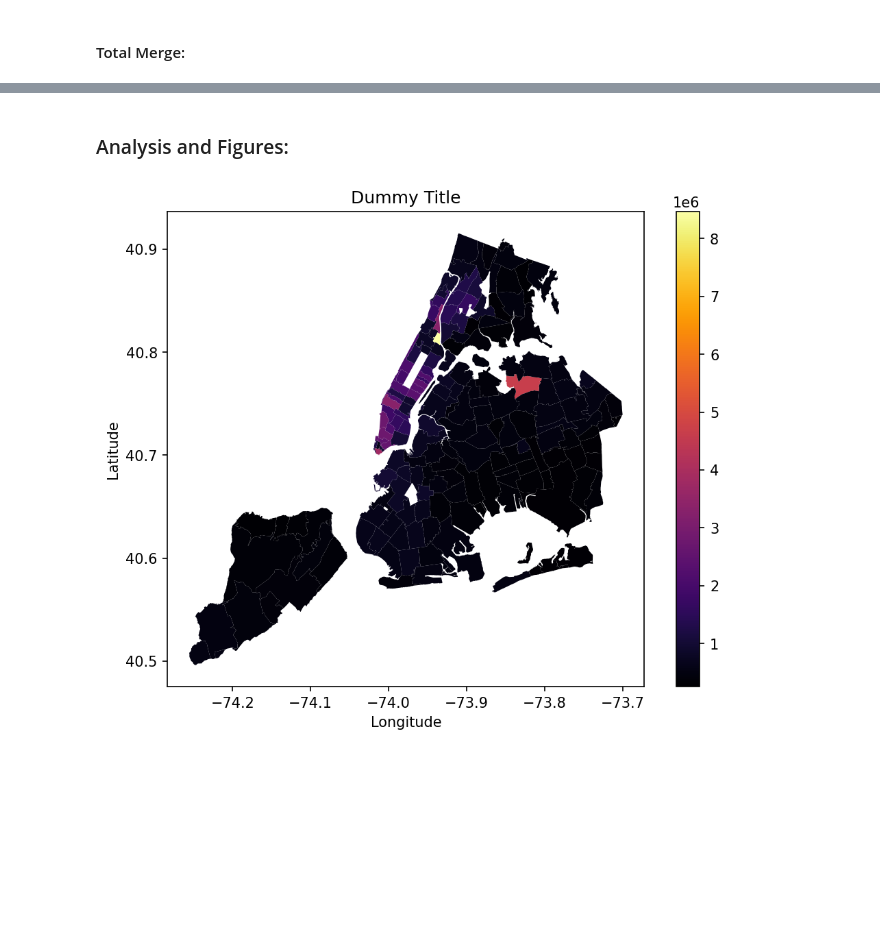
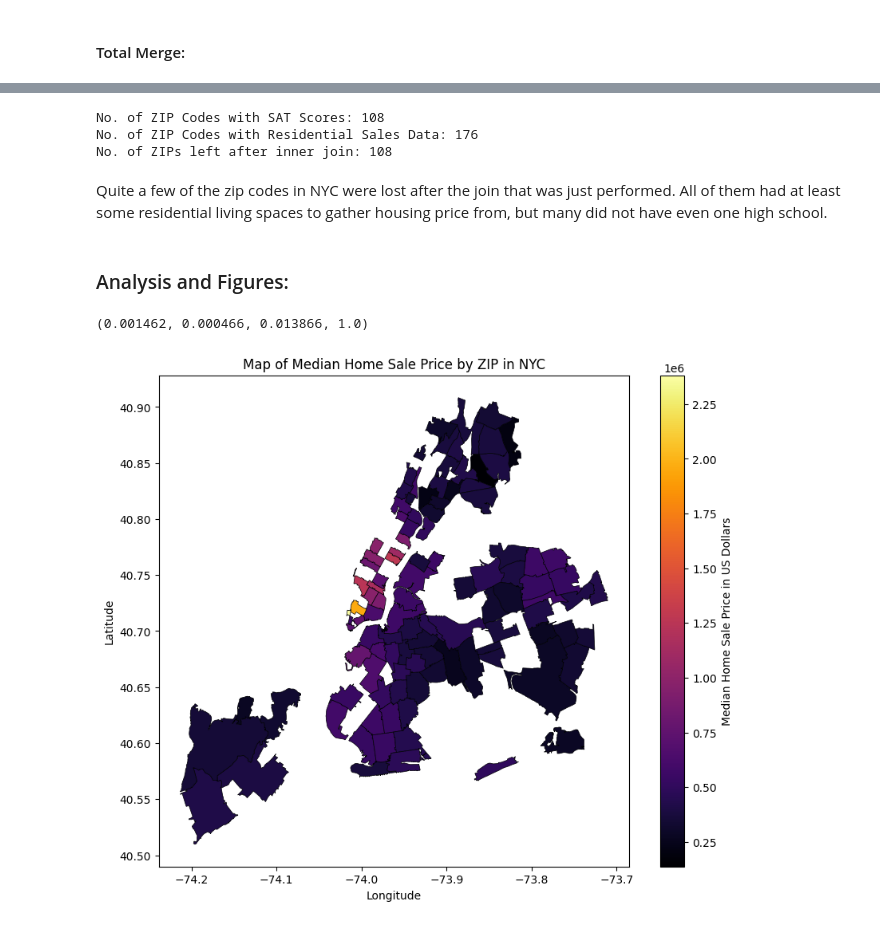
Before and after one commit to johnmays/wealth-and-SAT-NYC, a Jupyter notebook: notebooks/investigation.ipynb, the cells around one changed output, grey strips where cells are left out. Cells and saved outputs as stored; diff of their text form; code cells hidden in the pictures; blank space fills up the shorter version.

Commit message:
corr figure + subscore averaging

```diff
--- a/notebooks/investigation.ipynb
+++ b/notebooks/investigation.ipynb
@@ -75,3 +76,7 @@ SAT_with_ZIP = SAT_with_ZIP.groupby('ZIP CODE').sum()
 SAT_with_ZIP['Critical Reading Mean'] /= SAT_with_ZIP['Number of Test Takers']
 SAT_with_ZIP['Mathematics Mean'] /= SAT_with_ZIP['Number of Test Takers']
 SAT_with_ZIP['Writing Mean'] /= SAT_with_ZIP['Number of Test Takers']
+SAT_with_ZIP['SAT Score Mean'] = (SAT_with_ZIP['Critical Reading Mean'] +
+                                  SAT_with_ZIP['Mathematics Mean'] +
+                                  SAT_with_ZIP['Writing Mean'])/3
+SAT_with_ZIP = SAT_with_ZIP['SAT Score Mean']
@@ -88,7 +97,7 @@ SAT_with_ZIP.head()
 # %% [markdown]
 #### Merging Zip Boundaries with Mean Housing Prices:
 # %%
-boundaries_with_prices = zip_boundaries.set_index('ZIP CODE').join(mean_prices, on='ZIP CODE', how='inner')
+boundaries_with_prices = zip_boundaries.set_index('ZIP CODE').join(median_prices, on='ZIP CODE', how='inner')
 # %%
 boundaries_with_prices.head()
 # %% [output]
@@ -102,2 +111,4 @@ boundaries_with_prices.head()
 # %% [markdown]
 #### Total Merge:
+# %%
+total_df = boundaries_with_prices.join(SAT_with_ZIP, how = 'inner', on = 'ZIP CODE')
@@ -104,2 +125,12 @@ boundaries_with_prices.head()
+# %%
+print(f'No. of ZIP Codes with SAT Scores: {SAT_with_ZIP.shape[0]}')
+print(f'No. of ZIP Codes with Residential Sales Data: {boundaries_with_prices.shape[0]}')
+print(f'No. of ZIPs left after inner join: {total_df.shape[0]}')
+# %% [output]
+No. of ZIP Codes with SAT Scores: 108
+No. of ZIP Codes with Residential Sales Data: 176
+No. of ZIPs left after inner join: 108
+# %% [markdown]
+Quite a few of the zip codes in NYC were lost after the join that was just performed.  All of them had at least some residential living spaces to gather housing price from, but many did not have even one high school.
 # %% [markdown]
 ### Analysis and Figures:
@@ -108,17 +137,24 @@ merged_df = boundaries_with_prices.copy()
+# %%
+inferno = plt.cm.inferno
+# %%
+inferno(0)
+# %% [output]
+(0.001462, 0.000466, 0.013866, 1.0)
 # %%
-fig, ax = plt.subplots(1, figsize = (8, 6))
-ax = merged_df.plot(column='SALE PRICE', cmap='inferno', ax=ax)
+fig, ax = plt.subplots(1, figsize = (10, 8))
+ax = total_df.plot(column='SALE PRICE', cmap=inferno, ax=ax,
+                   edgecolor = inferno(0), linewidth = 0.5)
 plt.colorbar(
-    plt.cm.ScalarMappable(cmap='inferno', norm=plt.Normalize(
-        vmin=merged_df['SALE PRICE'].min(),
-        vmax=merged_df['SALE PRICE'].max())),
-        ax = ax)
+    plt.cm.ScalarMappable(cmap=inferno, norm=plt.Normalize(
+        vmin=total_df['SALE PRICE'].min(),
+        vmax=total_df['SALE PRICE'].max())),
+        ax = ax, label = 'Median Home Sale Price in US Dollars')
 plt.xlabel('Longitude')
 plt.ylabel('Latitude')
-plt.title('Dummy Title')
+plt.title('Map of Median Home Sale Price by ZIP in NYC')
 plt.show();
 # %% [output]
-[figure, old version]
+[figure, new version]
 # %%
 fig, ax = plt.subplots(1, figsize = (8, 6))
 ax.xaxis.set_major_formatter(mpl.ticker.StrMethodFormatter('${x:,.0f}'))
```
Also changed, not shown: parts of 10 cells of this notebook, 1 other file.
